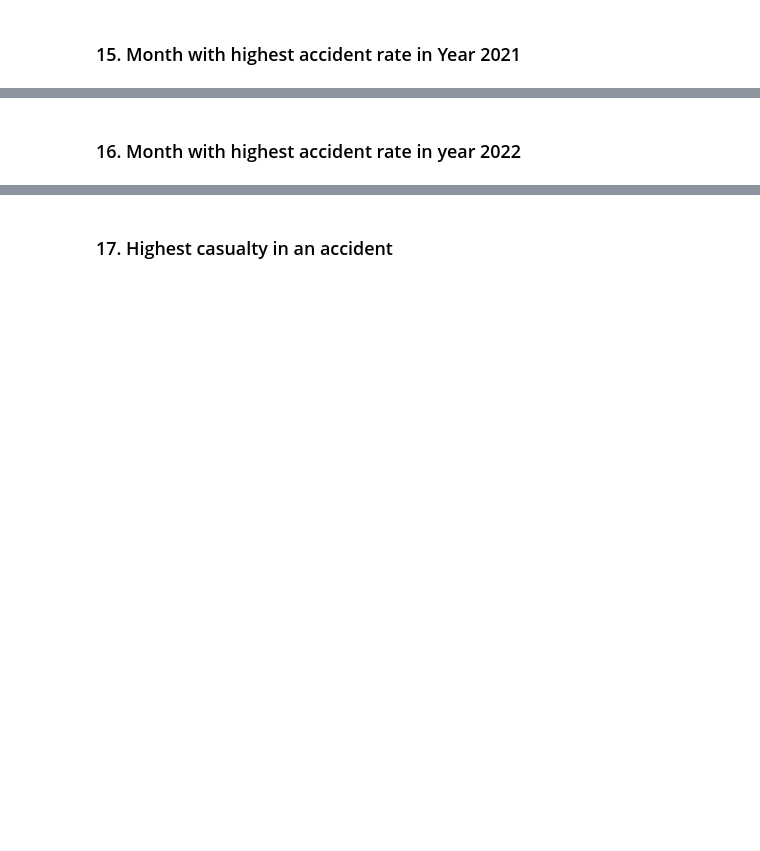
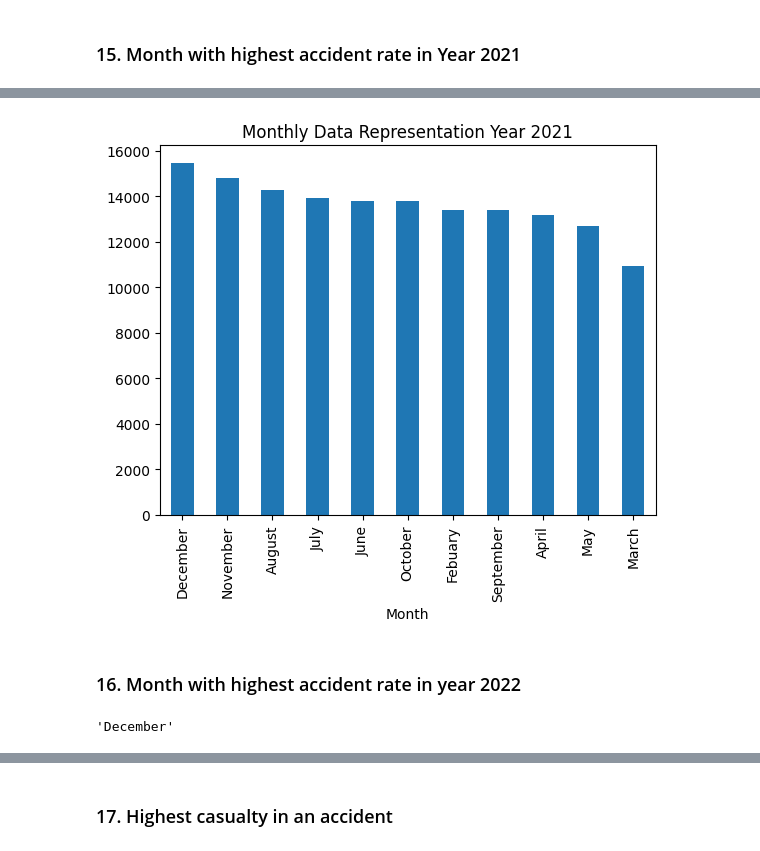
Before and after one commit to RyannKim327/Jupyter-Notebook, a Jupyter notebook: ITD - 3B/activity 4.ipynb, the cells around one changed output, grey strips where cells are left out. Saved outputs shown, nothing was run; the diff lists cells and outputs as text; code cells hidden in the pictures; blank space fills up the shorter version.

```diff
--- a/ITD - 3B/activity 4.ipynb
+++ b/ITD - 3B/activity 4.ipynb
@@ -483,15 +501,14 @@ TypeError: list indices must be integers or slices, not str
 # %%
-month_2021 = data[data['Year'] == 2021]['Month'].value_counts()
-
-month_2021.index = month_2021.index.map(months_dict)
-# plt.bar(x=month_2019.index, height=month_2019)
-month_2021.plot(kind='bar')
-plt.xlabel("Months")
-# plt.xticks(rotate=90, ha='center')
+month_2021.value_counts().plot(kind="bar")
+plt.title("Monthly Data Representation Year 2021")
 plt.show()
+# %% [output]
+[figure, added]
 # %% [markdown]
 ### 16. Month with highest accident rate in year 2022
 # %%
-month_2022 = data[data['Year'] == 2022]['Month'].mode()[0]
-months[month_2022]
+month_2022 = data[data['Year'] == 2022]['Month']
+month_2022.mode()[0]
+# %% [output]
+'December'
 # %%
```
Also changed, not shown: parts of 19 cells of this notebook, 2 other files.
